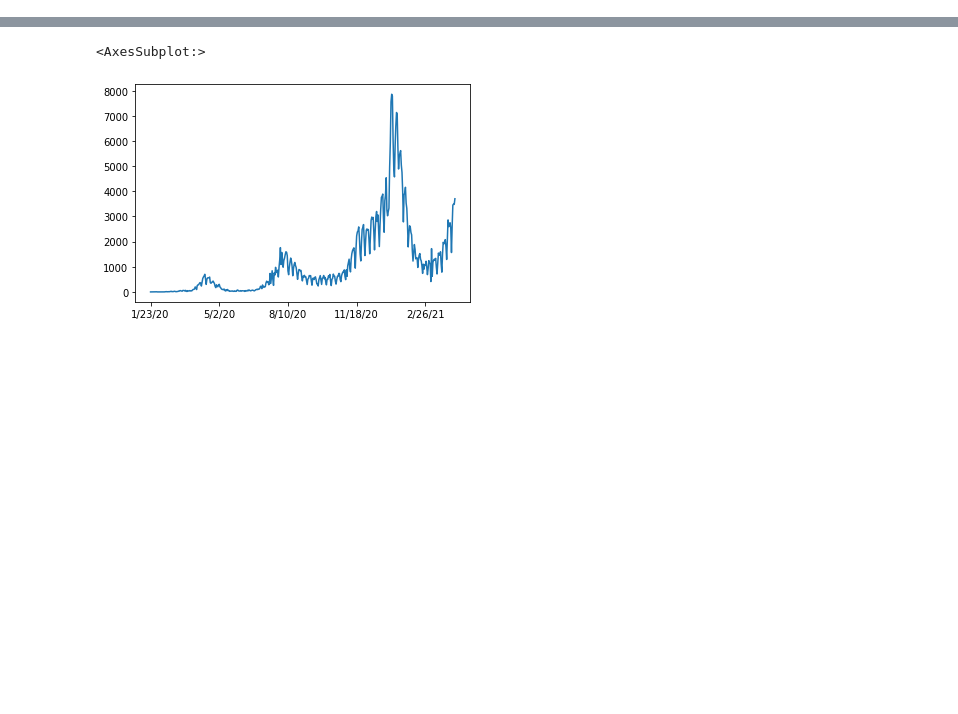
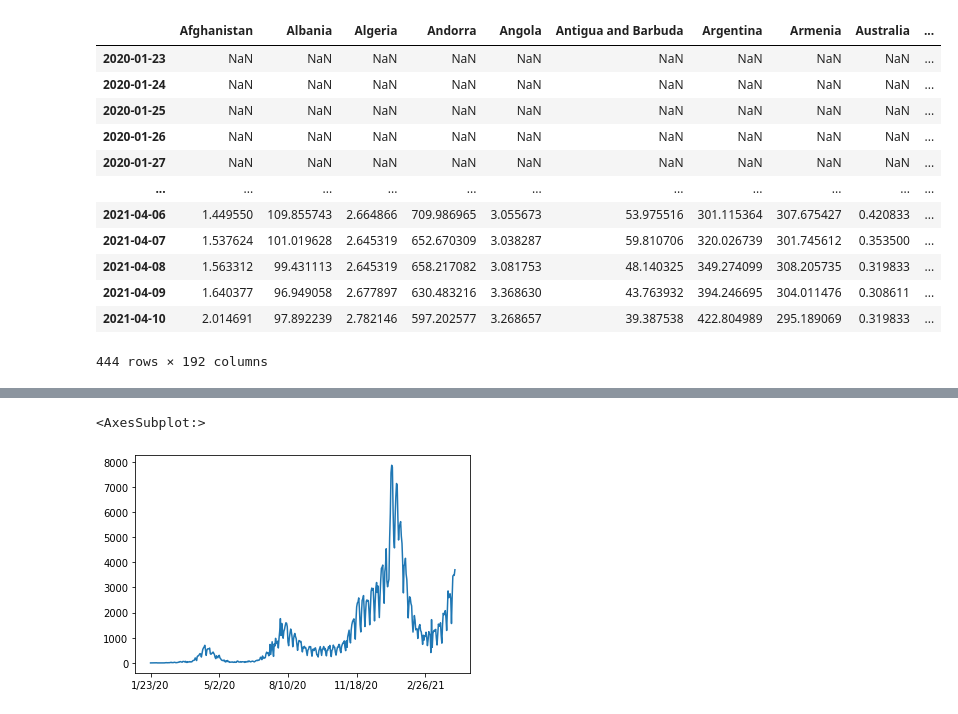
Before and after one commit to daikichidaze/COVID-19-analysis, a Jupyter notebook: notebook/02_eda_daily_data.ipynb, the cells around one changed output, grey strips where cells are left out. Saved outputs shown, nothing was run; the diff lists cells and outputs as text; code cells hidden in the pictures; blank space fills up the shorter version.

```diff
--- a/notebook/02_eda_daily_data.ipynb
+++ b/notebook/02_eda_daily_data.ipynb
@@ -52,0 +71,16 @@ df_rolling
+# %%
+df_rolling_norm
+# %% [output]
+|  | Afghanistan | Albania | Algeria | Andorra | Angola | Antigua and Barbuda | Argentina | Armenia | Australia | ... |
+| 2020-01-23 | NaN | NaN | NaN | NaN | NaN | NaN | NaN | NaN | NaN | ... |
+| 2020-01-24 | NaN | NaN | NaN | NaN | NaN | NaN | NaN | NaN | NaN | ... |
+| 2020-01-25 | NaN | NaN | NaN | NaN | NaN | NaN | NaN | NaN | NaN | ... |
+| 2020-01-26 | NaN | NaN | NaN | NaN | NaN | NaN | NaN | NaN | NaN | ... |
+| 2020-01-27 | NaN | NaN | NaN | NaN | NaN | NaN | NaN | NaN | NaN | ... |
+| ... | ... | ... | ... | ... | ... | ... | ... | ... | ... | ... |
+| 2021-04-06 | 1.449550 | 109.855743 | 2.664866 | 709.986965 | 3.055673 | 53.975516 | 301.115364 | 307.675427 | 0.420833 | ... |
+| 2021-04-07 | 1.537624 | 101.019628 | 2.645319 | 652.670309 | 3.038287 | 59.810706 | 320.026739 | 301.745612 | 0.353500 | ... |
+| 2021-04-08 | 1.563312 | 99.431113 | 2.645319 | 658.217082 | 3.081753 | 48.140325 | 349.274099 | 308.205735 | 0.319833 | ... |
+| 2021-04-09 | 1.640377 | 96.949058 | 2.677897 | 630.483216 | 3.368630 | 43.763932 | 394.246695 | 304.011476 | 0.308611 | ... |
+| 2021-04-10 | 2.014691 | 97.892239 | 2.782146 | 597.202577 | 3.268657 | 39.387538 | 422.804989 | 295.189069 | 0.319833 | ... |
+444 rows × 192 columns
```
Also changed, not shown: parts of 14 cells of this notebook.
